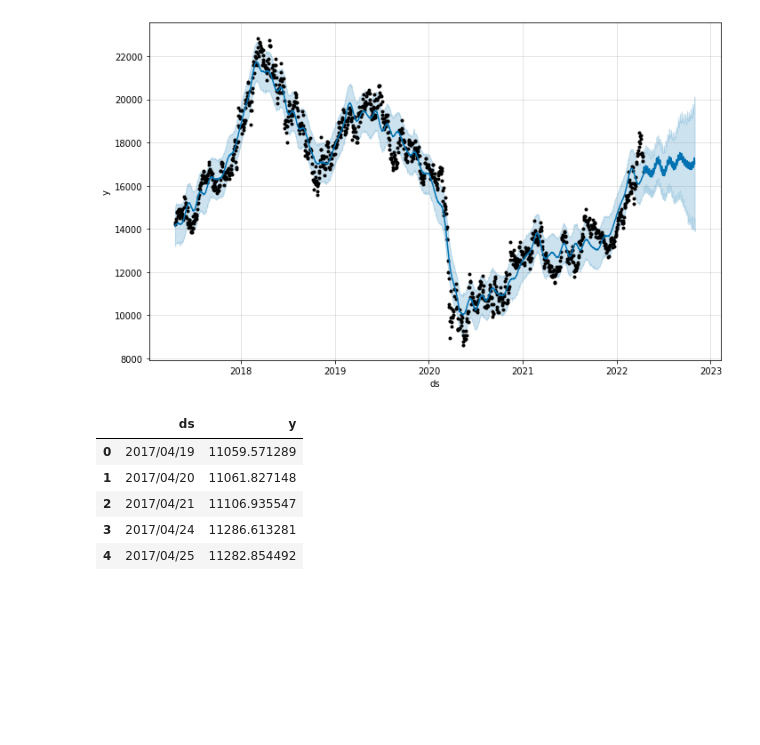
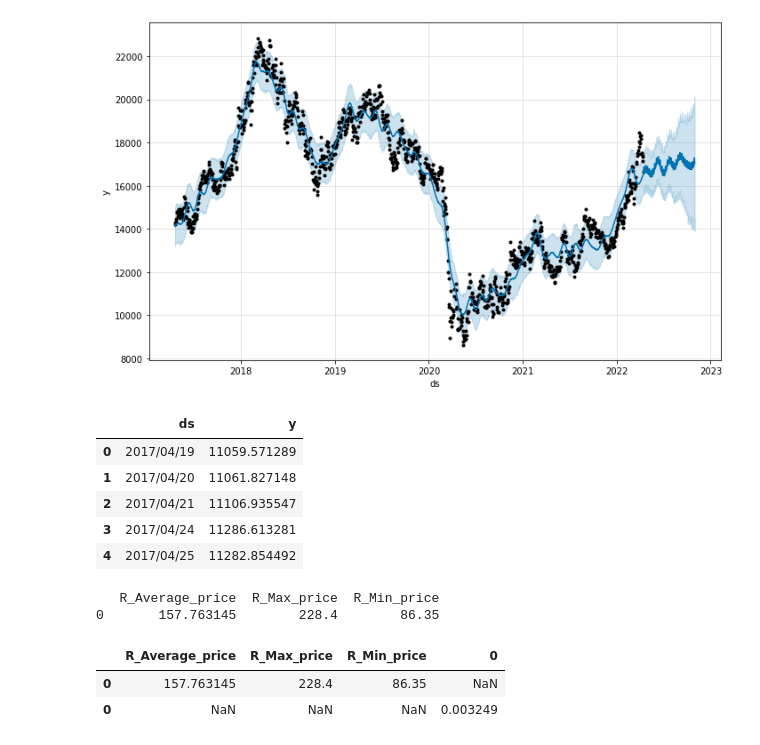
Before and after one commit to owenthedev/datasci, a Jupyter notebook: Time_Series_with_Prophet.ipynb, the cells around one changed output. Drawn from its saved outputs; the diff is of its cells as text; code cells hidden in the pictures; blank space fills up the shorter version.

```diff
--- a/Time_Series_with_Prophet.ipynb
+++ b/Time_Series_with_Prophet.ipynb
@@ -119,3 +88,20 @@ db2.head()
 | 2 | 2017/04/21 | 11106.935547 |
 | 3 | 2017/04/24 | 11286.613281 |
 | 4 | 2017/04/25 | 11282.854492 |
+# %%
+avg=sqldf.run("""
+              select avg(y)/100 as R_Average_price,MAX(y)/100 as R_Max_price,Min(y)/100 as R_Min_price,
+              from db2
+              """)
+print(avg)
+# %% [output]
+   R_Average_price  R_Max_price  R_Min_price
+0       157.763145        228.4        86.35
+# %%
+
+summary=avg
+summary.append([pow(db2['y'].var(),0.5),])
+# %% [output]
+|  | R_Average_price | R_Max_price | R_Min_price | 0 |
+| 0 | 157.763145 | 228.4 | 86.35 | NaN |
+| 0 | NaN | NaN | NaN | 0.003249 |
```
Also changed, not shown: parts of 4 cells of this notebook.
